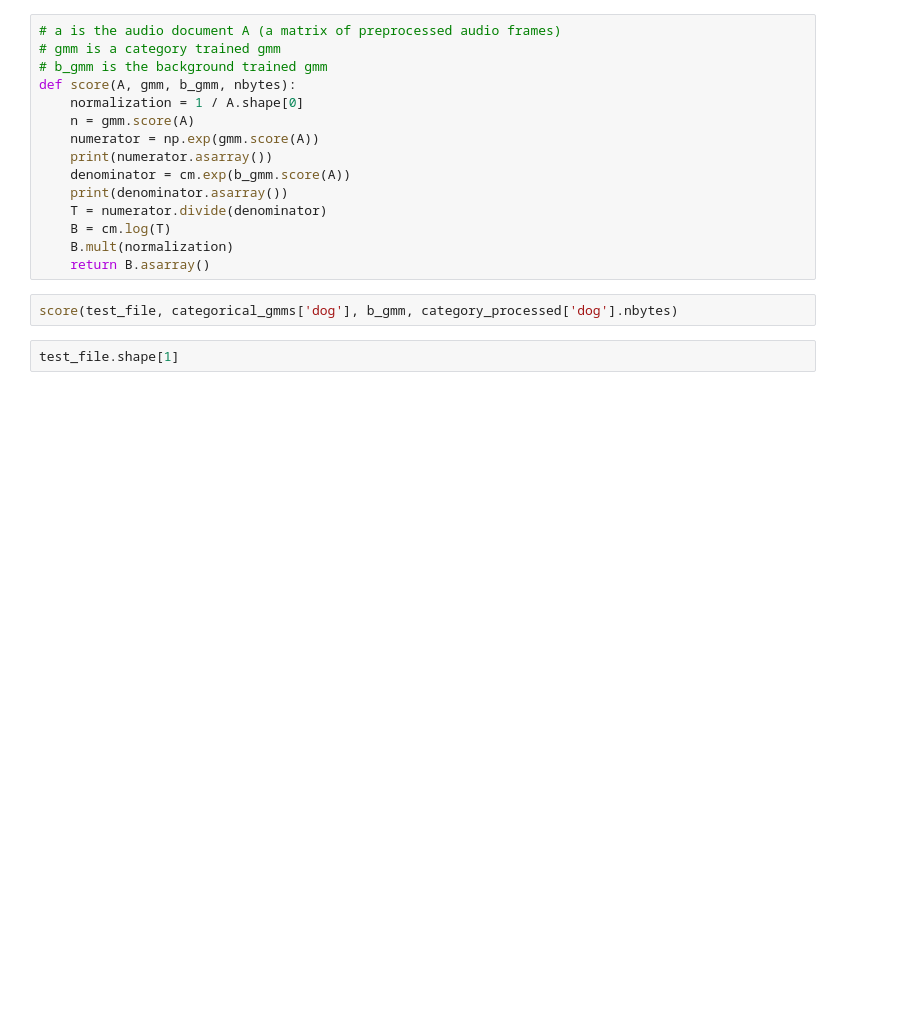
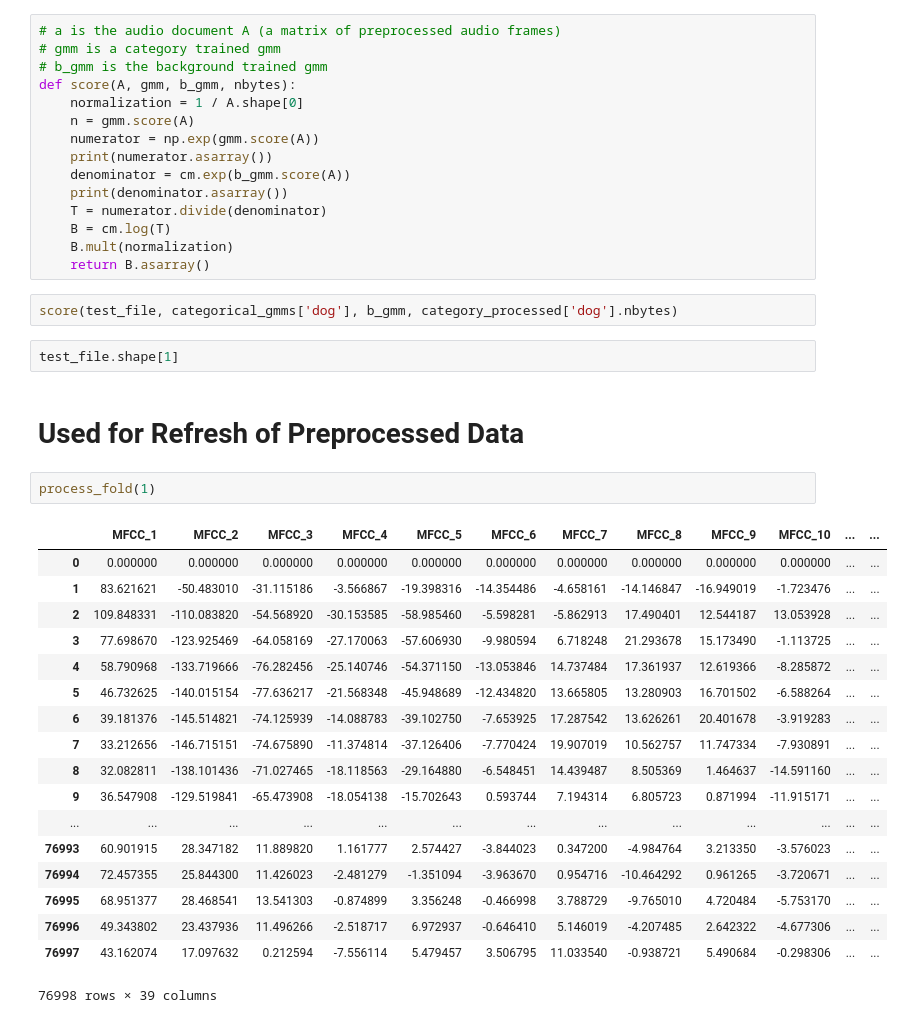
Before and after one commit to DeanPFZ/deep-audio-public, a Jupyter notebook: src/DNN.ipynb, the cells around one changed output. Saved outputs shown, nothing was run; the diff lists cells and outputs as text; blank space fills up the shorter version.

```diff
--- a/src/DNN.ipynb
+++ b/src/DNN.ipynb
@@ -105,3 +170,26 @@ def score(A, gmm, b_gmm, nbytes):
 score(test_file, categorical_gmms['dog'], b_gmm, category_processed['dog'].nbytes)
 # %%
 test_file.shape[1]
+# %% [markdown]
+# Used for Refresh of Preprocessed Data
+# %%
+process_fold(1)
+# %% [output]
+|  | MFCC_1 | MFCC_2 | MFCC_3 | MFCC_4 | MFCC_5 | MFCC_6 | MFCC_7 | MFCC_8 | MFCC_9 | MFCC_10 | ... | ... |
+| 0 | 0.000000 | 0.000000 | 0.000000 | 0.000000 | 0.000000 | 0.000000 | 0.000000 | 0.000000 | 0.000000 | 0.000000 | ... | ... |
+| 1 | 83.621621 | -50.483010 | -31.115186 | -3.566867 | -19.398316 | -14.354486 | -4.658161 | -14.146847 | -16.949019 | -1.723476 | ... | ... |
+| 2 | 109.848331 | -110.083820 | -54.568920 | -30.153585 | -58.985460 | -5.598281 | -5.862913 | 17.490401 | 12.544187 | 13.053928 | ... | ... |
+| 3 | 77.698670 | -123.925469 | -64.058169 | -27.170063 | -57.606930 | -9.980594 | 6.718248 | 21.293678 | 15.173490 | -1.113725 | ... | ... |
+| 4 | 58.790968 | -133.719666 | -76.282456 | -25.140746 | -54.371150 | -13.053846 | 14.737484 | 17.361937 | 12.619366 | -8.285872 | ... | ... |
+| 5 | 46.732625 | -140.015154 | -77.636217 | -21.568348 | -45.948689 | -12.434820 | 13.665805 | 13.280903 | 16.701502 | -6.588264 | ... | ... |
+| 6 | 39.181376 | -145.514821 | -74.125939 | -14.088783 | -39.102750 | -7.653925 | 17.287542 | 13.626261 | 20.401678 | -3.919283 | ... | ... |
+| 7 | 33.212656 | -146.715151 | -74.675890 | -11.374814 | -37.126406 | -7.770424 | 19.907019 | 10.562757 | 11.747334 | -7.930891 | ... | ... |
+| 8 | 32.082811 | -138.101436 | -71.027465 | -18.118563 | -29.164880 | -6.548451 | 14.439487 | 8.505369 | 1.464637 | -14.591160 | ... | ... |
+| 9 | 36.547908 | -129.519841 | -65.473908 | -18.054138 | -15.702643 | 0.593744 | 7.194314 | 6.805723 | 0.871994 | -11.915171 | ... | ... |
+| ... | ... | ... | ... | ... | ... | ... | ... | ... | ... | ... | ... | ... |
+| 76993 | 60.901915 | 28.347182 | 11.889820 | 1.161777 | 2.574427 | -3.844023 | 0.347200 | -4.984764 | 3.213350 | -3.576023 | ... | ... |
+| 76994 | 72.457355 | 25.844300 | 11.426023 | -2.481279 | -1.351094 | -3.963670 | 0.954716 | -10.464292 | 0.961265 | -3.720671 | ... | ... |
+| 76995 | 68.951377 | 28.468541 | 13.541303 | -0.874899 | 3.356248 | -0.466998 | 3.788729 | -9.765010 | 4.720484 | -5.753170 | ... | ... |
+| 76996 | 49.343802 | 23.437936 | 11.496266 | -2.518717 | 6.972937 | -0.646410 | 5.146019 | -4.207485 | 2.642322 | -4.677306 | ... | ... |
+| 76997 | 43.162074 | 17.097632 | 0.212594 | -7.556114 | 5.479457 | 3.506795 | 11.033540 | -0.938721 | 5.490684 | -0.298306 | ... | ... |
+76998 rows × 39 columns
```
Also changed, not shown: parts of 12 cells of this notebook, 8 other files.
